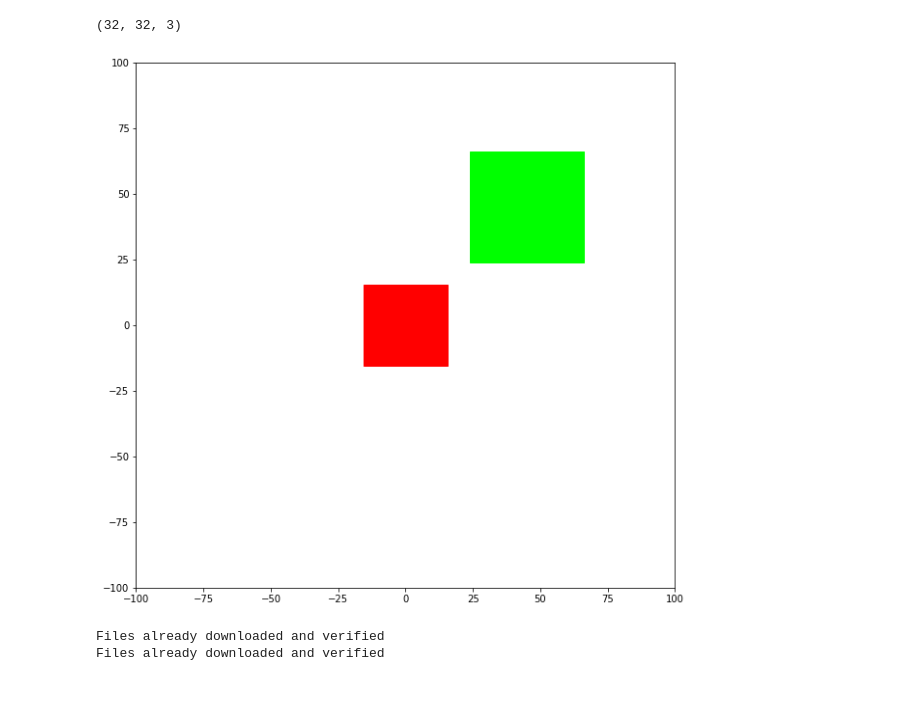
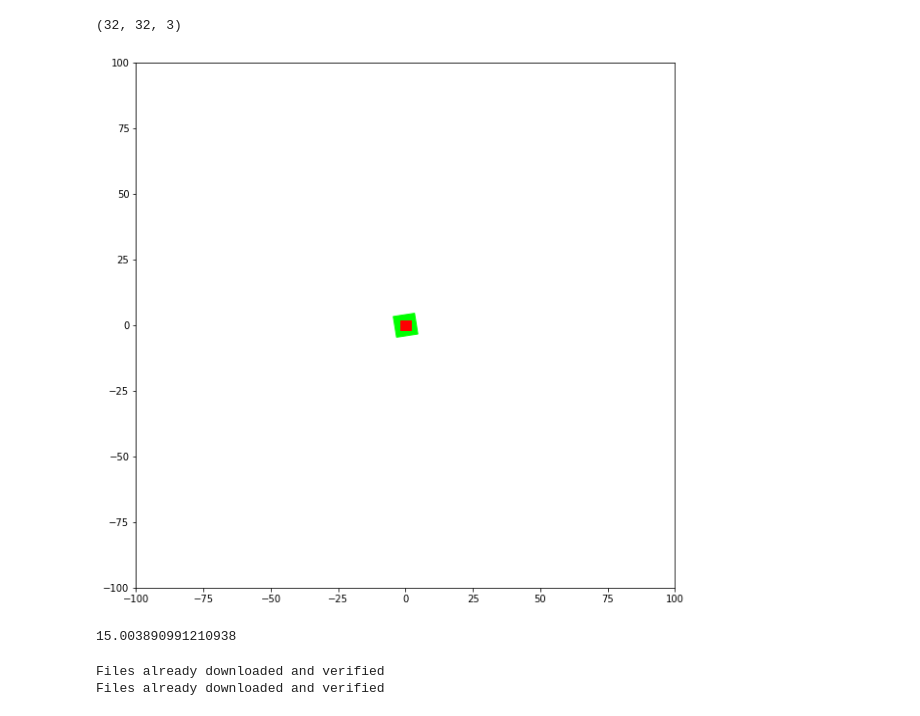
Before and after one commit to liuye6666/adaptive_auto_attack, a Jupyter notebook: notebooks/Augmentations for adv ML project.ipynb, the cells around one changed output. Saved outputs shown, nothing was run; the diff lists cells and outputs as text; code cells hidden in the pictures.

Commit message:
added bicubic interpolation and changed the scale

```diff
--- a/notebooks/Augmentations for adv ML project.ipynb
+++ b/notebooks/Augmentations for adv ML project.ipynb
@@ -302,17 +302,21 @@ def get_viz_from_scale(scale,max_r):
         showPoly(inCorners=scaled['corners'],outCorners=transformed['warpedcorners'],
                 title="rotation:{}".format(x))
 # %%
-showPoly(outCorners=np.array([[23.765, 66.235],[66.235, 66.235],[66.235, 23.765],[23.765, 23.765]]),
-         inCorners=np.array([[-15.5,  15.5],[ 15.5,  15.5],[ 15.5, -15.5],[-15.5, -15.5]]))
+showPoly(outCorners=np.array([[-4.5691323,  3.3351207],[3.3351207,  4.5691323],
+                                                       [4.5691323, -3.3351207],[-3.3351207, -4.5691323]]),
+                           inCorners=np.array([[ 2., -2.],[ 2.,  2.],[-2.,  2.],[-2., -2.]]))
+
+#     outCorners=np.array([[23.765, 66.235],[66.235, 66.235],[66.235, 23.765],[23.765, 23.765]]),
+#          inCorners=np.array([[-15.5,  15.5],[ 15.5,  15.5],[ 15.5, -15.5],[-15.5, -15.5]]))
 
 is_in = square_in_sqare(
     outCorners=np.array([[23.765, 66.235],[66.235, 66.235],[66.235, 23.765],[23.765, 23.765]]),
     inCorners=np.array([[-15.5,  15.5],[ 15.5,  15.5],[ 15.5, -15.5],[-15.5, -15.5]])
 )
 
 assert is_in == False
 # %% [output]
-[figure, old version]
+[figure, new version]
 # %%
 
 class SSTransformation(object):
@@ -400,6 +404,17 @@ class SSTransformation(object):
                 fill=(0,255,0)
         )
         return aug
+# %%
+scale = 1.2248
+scaled = get_warped_corners_image(im, SimilarityTransform(scale=scale))
+
+valid_r = get_valid_affine_range(
+    warped_corners=scaled['warpedcorners'],orig_corners=scaled['corners'],
+    max_=45, affine_type='rotation',threshold=0.001
+)
+print(valid_r)
+# %% [output]
+15.003890991210938
 # %%
 import os
 DATAROOT = os.environ['DATASET_ROOT']
```
Also changed, not shown: parts of 3 cells of this notebook.
